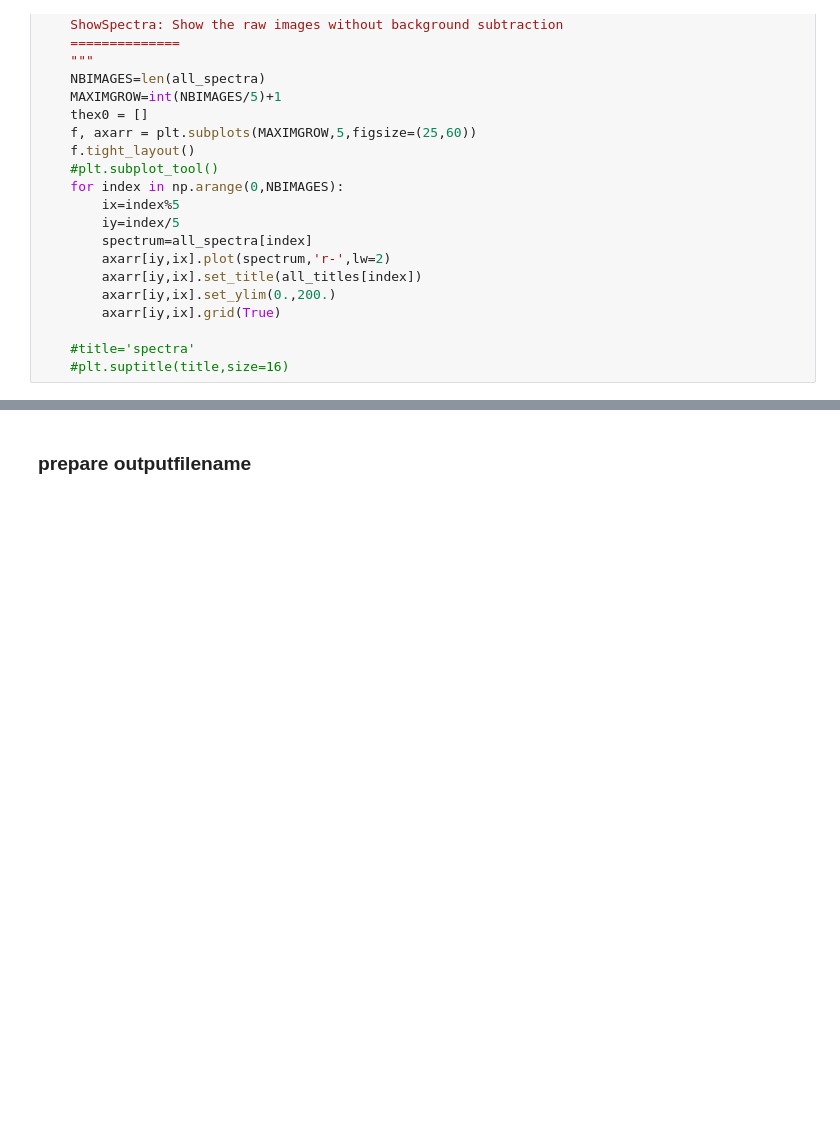
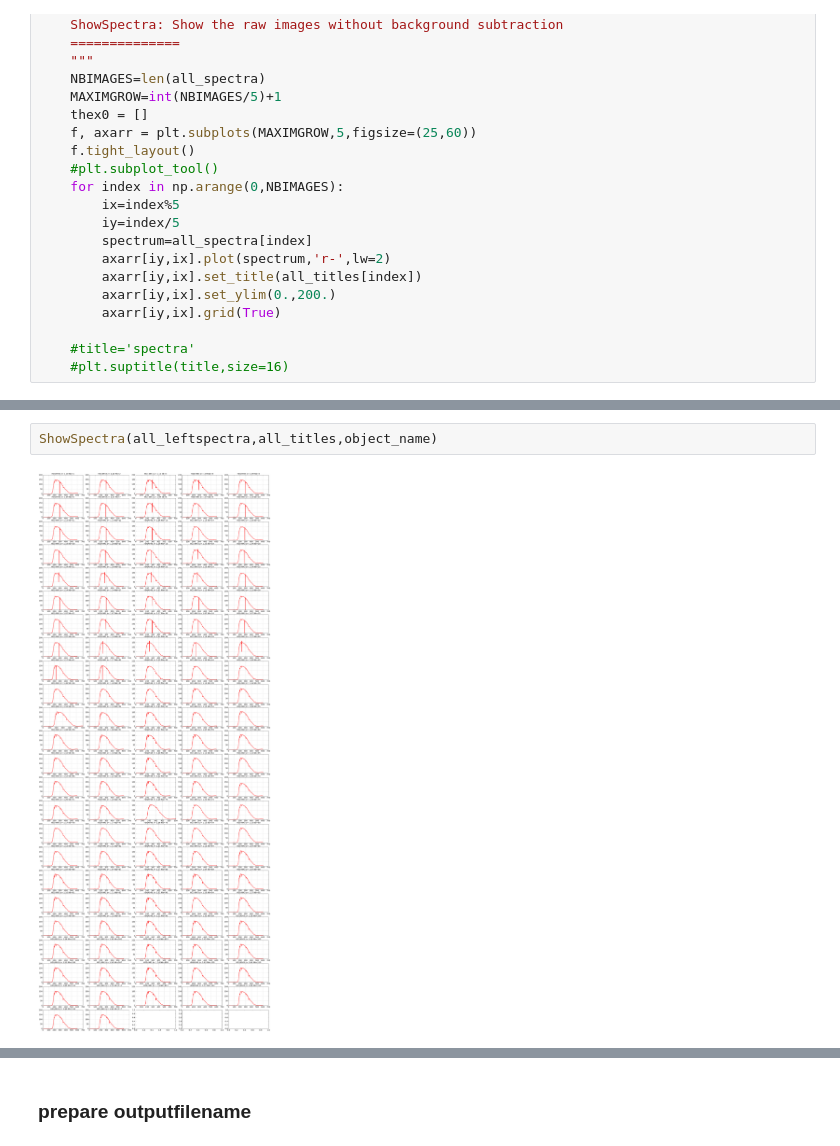
Before and after one commit to sylvielsstfr/CTIOAna2016, a Jupyter notebook: ana_2016_11/Fit_Spectrum_HD14943.ipynb, the cells around one changed output, grey strips where cells are left out. Cells and saved outputs as stored; diff of their text form; blank space fills up the shorter version.

```diff
--- a/ana_2016_11/Fit_Spectrum_HD14943.ipynb
+++ b/ana_2016_11/Fit_Spectrum_HD14943.ipynb
@@ -269,2 +285,6 @@ ShowSpectra(all_spectra,all_titles,object_name)
+# %%
+ShowSpectra(all_leftspectra,all_titles,object_name)
+# %% [output]
+[figure, added]
 # %%
 plt.figure(figsize=(15,8))
```
Also changed, not shown: parts of 36 cells of this notebook, 2 other files.
